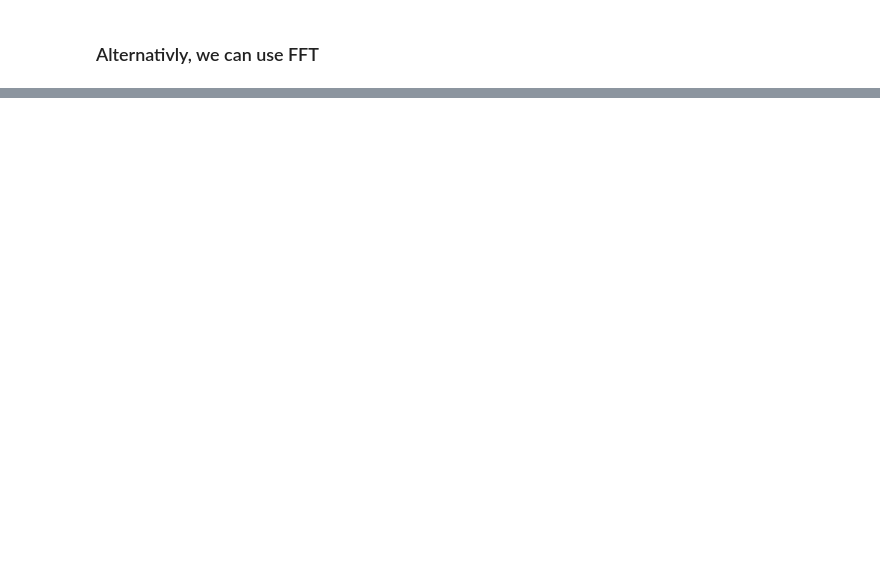
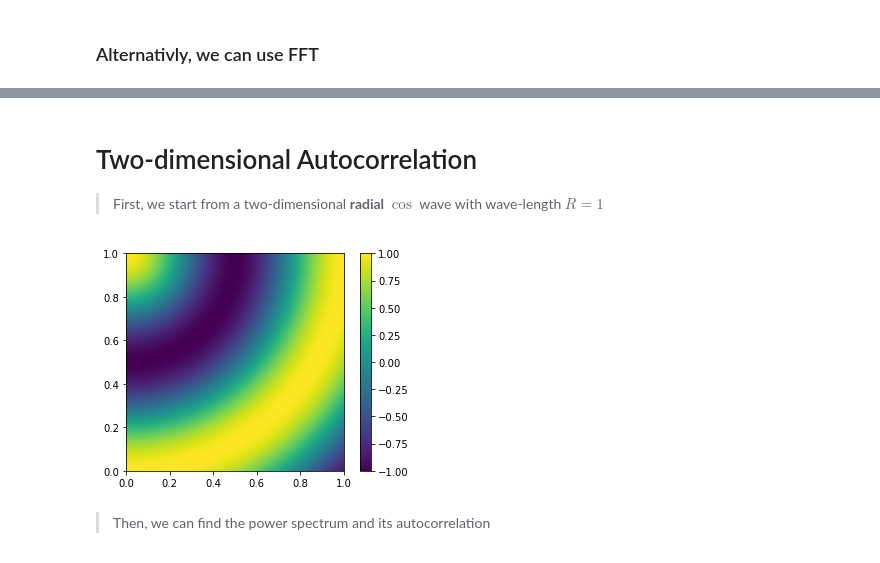
Before and after one commit to rpazuki/Turing_playground, a Jupyter notebook: Fourier Transform and Autocorrelational.ipynb, the cells around one changed output, grey strips where cells are left out. Cells and saved outputs as stored; diff of their text form; code cells hidden in the pictures; blank space fills up the shorter version.

Commit message:
Add 2D autocorrelation

```diff
--- a/Fourier Transform and Autocorrelational.ipynb
+++ b/Fourier Transform and Autocorrelational.ipynb
@@ -311,0 +313,23 @@ plt.show()
+# %% [markdown]
+# Two-dimensional Autocorrelation
+
+> First, we start from a two-dimensional **radial $\cos$**  wave with wave-length $R=1$
+# %%
+from numpy.fft import fft2, ifft2
+
+R = 1
+samples = 256
+r = R*np.arange(samples)/samples
+x = r.copy()
+y = r.copy()
+X, Y = np.meshgrid(x,y)
+# Radial Cos with wave-length one
+z = np.cos(2*np.pi*np.sqrt((X**2 + Y**2) ))
+
+plt.imshow(z, extent=[0, R, 0, R])
+plt.colorbar()
+plt.show()
+# %% [output]
+[figure, added]
+# %% [markdown]
+> Then, we can find the power spectrum and its autocorrelation
```
Also changed, not shown: parts of 17 cells of this notebook.
